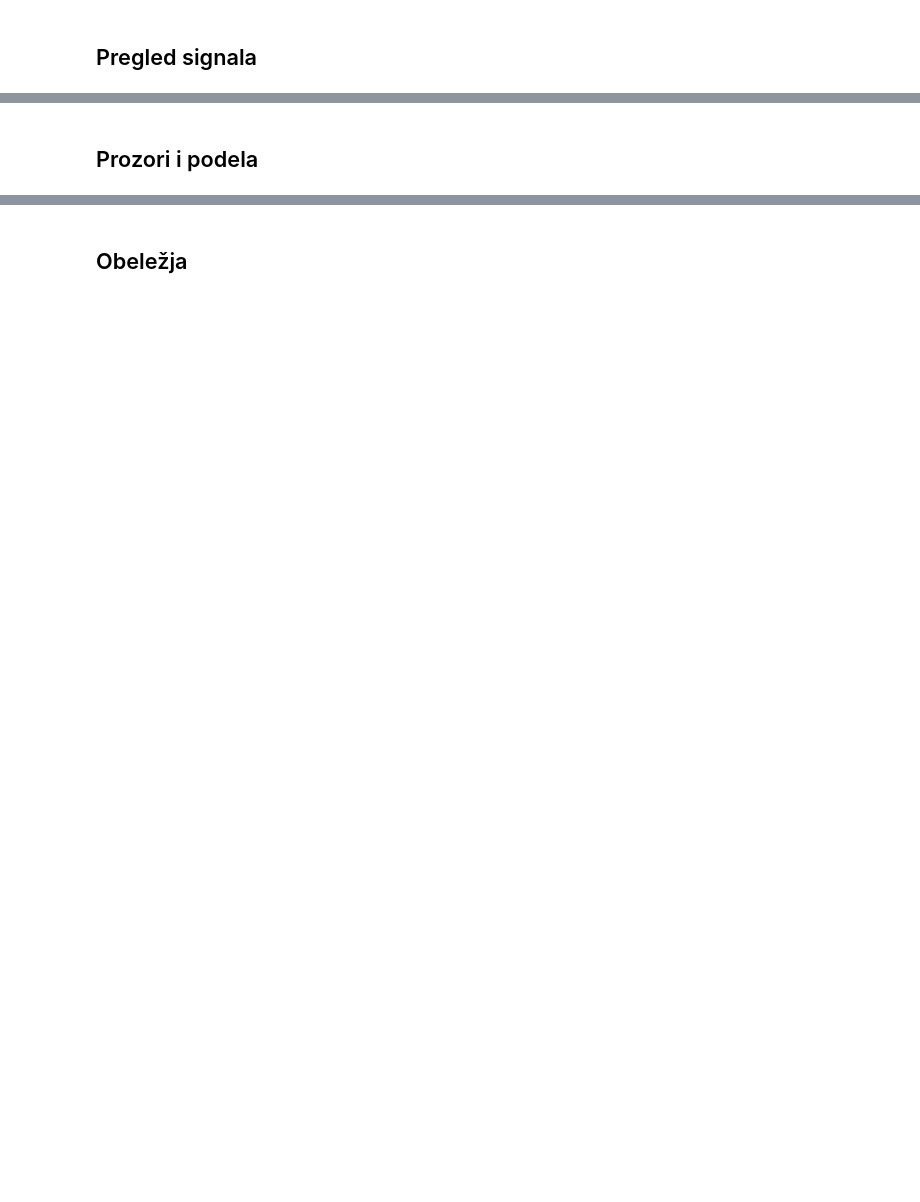
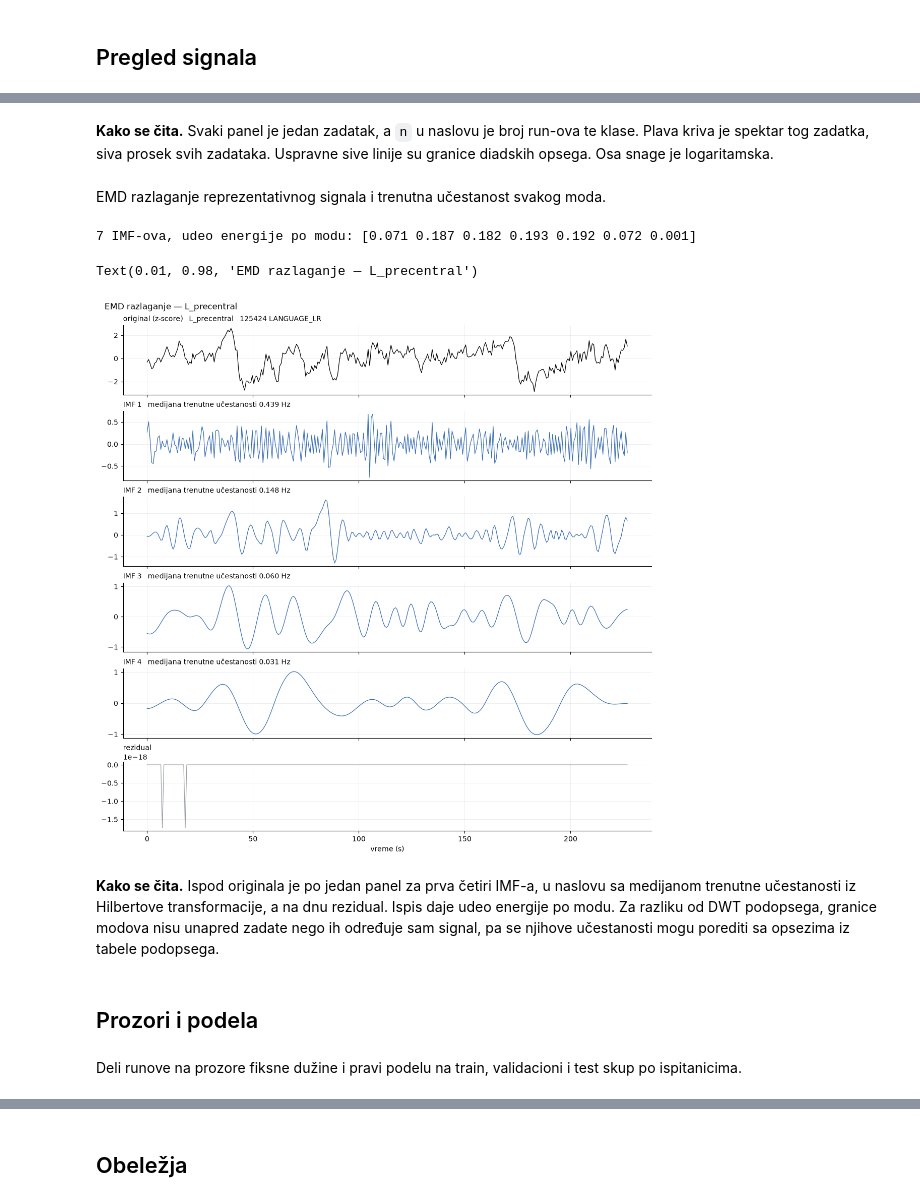
Before and after one commit to fmr538/HCP_Young_Adult_dataset_analysis, a Jupyter notebook: Projekat.ipynb, the cells around one changed output, grey strips where cells are left out. Cells and saved outputs as stored; diff of their text form; code cells hidden in the pictures; blank space fills up the shorter version.

```diff
--- a/Projekat.ipynb
+++ b/Projekat.ipynb
@@ -123,4 +431,5 @@ REGION_NAME = "L_precentral"      # literal: REGION se iz njega izvodi niže
 # %%
+%config InlineBackend.close_figures = False      # figure ostaju da se na kraju snime
 ACCENT, MUTED = "#3b6fb6", "#9aa0a6"
 plt.rcParams.update({
     "axes.spines.top": False, "axes.spines.right": False,
@@ -128,4 +437,5 @@ plt.rcParams.update({
     "grid.linewidth": 0.4, "grid.color": MUTED, "grid.alpha": 0.3,
     "axes.titlelocation": "left", "axes.titlesize": 10, "axes.labelsize": 10,
     "figure.constrained_layout.use": True,
+    "figure.max_open_warning": 0,
 })
@@ -263,5 +608,43 @@ fig.suptitle(f"Spektar po zadatku — {REGION_NAME} (sivo = prosek svih)", x=0.0
+# %% [markdown]
+**Kako se čita.** Svaki panel je jedan zadatak, a `n` u naslovu je broj run-ova te klase. Plava kriva je spektar tog zadatka, siva prosek svih zadataka. Uspravne sive linije su granice diadskih opsega. Osa snage je logaritamska.
+# %% [markdown]
+EMD razlaganje reprezentativnog signala i trenutna učestanost svakog moda.
+# %%
+# EMD ne pretpostavlja bazu: signal se razlaže na sopstvene oscilatorne modove, pa je to treća
+# dekompozicija uz Velča i DWT. Hilbertova transformacija svakom modu daje trenutnu učestanost,
+# što DWT podopseg ne može jer su mu granice unapred fiksirane. Traži paket EMD-signal.
+run_ix = np.flatnonzero((subjects == SUBJECT) & (y == TASK) & (encodings == ENC))[0]
+sig    = runs[run_ix][:, REGION].astype(np.float64)
+sig    = (sig - sig.mean()) / sig.std()
+t      = np.arange(len(sig)) * TR
+
+imf   = _EMD().emd(sig)
+resid = sig - imf.sum(0)
+NIMF  = min(4, len(imf))                                     # prikazuju se prva četiri moda
+print(f"{len(imf)} IMF-ova, udeo energije po modu: "
+      f"{np.round([(c ** 2).sum() / (sig ** 2).sum() for c in imf], 3)}")
+
+fig, axes = plt.subplots(NIMF + 2, 1, figsize=(11, 2 + 1.5 * (NIMF + 2)), sharex=True)
+axes[0].plot(t, sig, lw=0.9, color="k")
+axes[0].set_title(f"original (z-score)   {names[REGION]}   {SUBJECT} {TASK}_{ENC}")
+for k, (ax, c) in enumerate(zip(axes[1:], imf[:NIMF]), start=1):
+    fi = np.diff(np.unwrap(np.angle(_hilbert(c)))) / (2 * np.pi * TR)
+    ax.plot(t, c, lw=0.9, color=ACCENT)
+    ax.set_title(f"IMF {k}   medijana trenutne učestanosti {np.median(fi):.3f} Hz")
+axes[-1].plot(t, resid, lw=0.9, color=MUTED)
+axes[-1].set_title("rezidual")
+axes[-1].set_xlabel("vreme (s)")
+fig.suptitle(f"EMD razlaganje — {REGION_NAME}", x=0.01, ha="left")
+# %% [output]
+7 IMF-ova, udeo energije po modu: [0.071 0.187 0.182 0.193 0.192 0.072 0.001]
+Text(0.01, 0.98, 'EMD razlaganje — L_precentral')
+[figure, added]
+# %% [markdown]
+**Kako se čita.** Ispod originala je po jedan panel za prva četiri IMF-a, u naslovu sa medijanom trenutne učestanosti iz Hilbertove transformacije, a na dnu rezidual. Ispis daje udeo energije po modu. Za razliku od DWT podopsega, granice modova nisu unapred zadate nego ih određuje sam signal, pa se njihove učestanosti mogu porediti sa opsezima iz tabele podopsega.
 # %% [markdown]
 ## Prozori i podela
+# %% [markdown]
+Deli runove na prozore fiksne dužine i pravi podelu na train, validacioni i test skup po ispitanicima.
 # %%
 WIN, STRIDE = 176, 88                      # 176 = najkraći run; 50% preklapanja
 N_TRAIN, N_VAL, N_TEST, SEED = 18, 6, 6, 0
```
Also changed, not shown: parts of 187 cells of this notebook, 5 other files.
